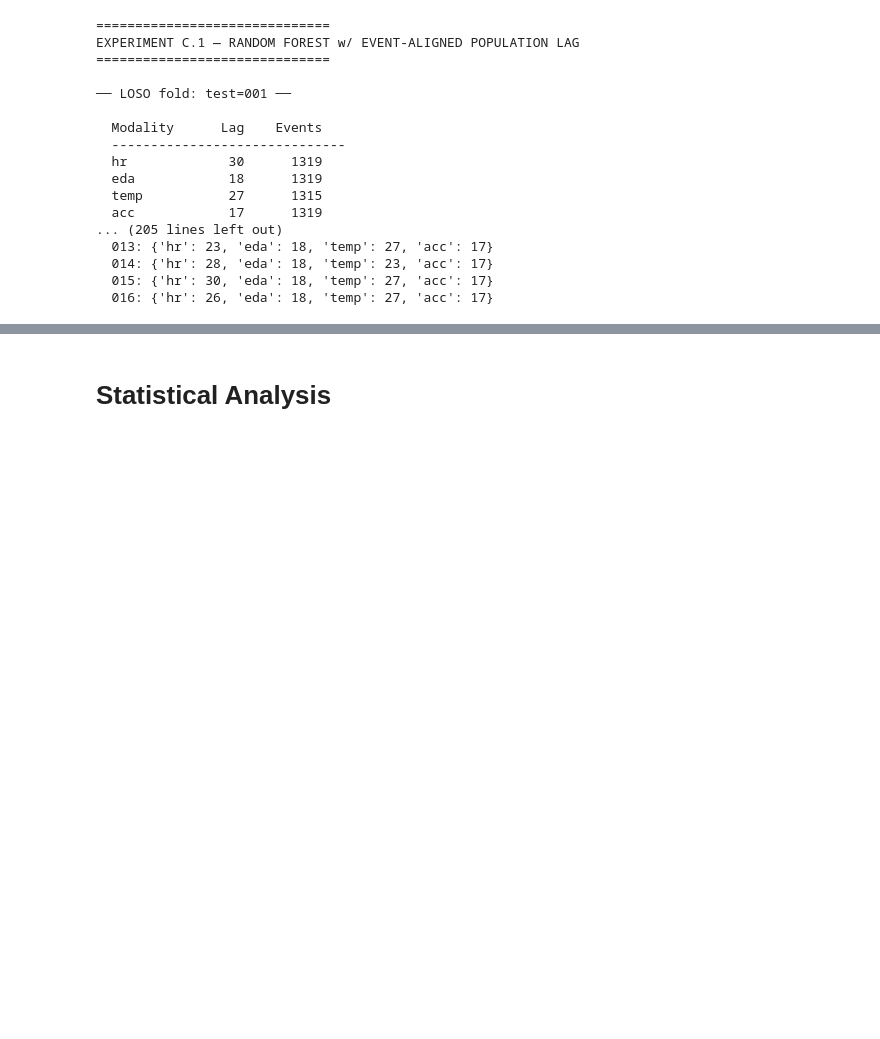
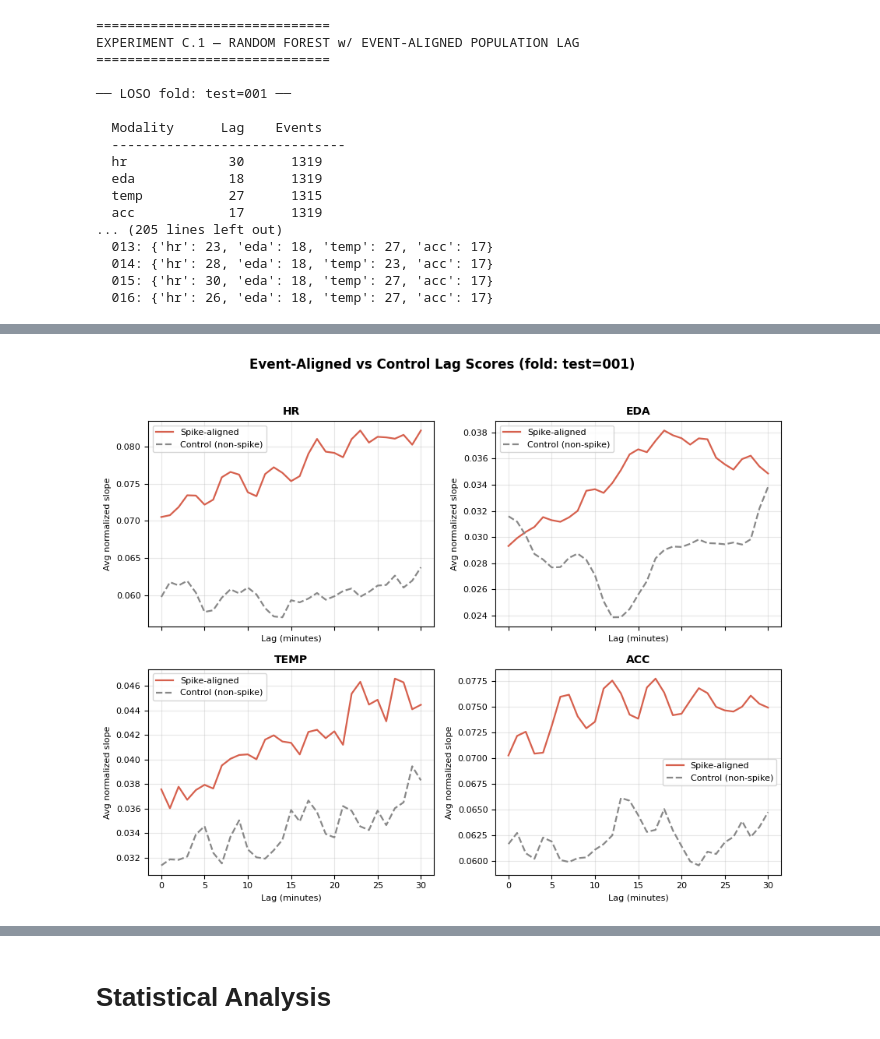
Before and after one commit to alecy100/Glucose-Monitoring-Experiment, a Jupyter notebook: glycemic copy.ipynb, the cells around one changed output, grey strips where cells are left out. Cells and saved outputs as stored; diff of their text form; code cells hidden in the pictures; blank space fills up the shorter version.

```diff
--- a/glycemic copy.ipynb
+++ b/glycemic copy.ipynb
@@ -2008,0 +1983,92 @@ plt.show()
+# %%
+# Define the control function first (paste this above, once)
+
+def compute_control_aligned_lag(grids_and_labels, mod, max_lag=30, pre_window=5,
+                                   n_controls_per_patient=100, seed=42):
+    rng = np.random.default_rng(seed)
+    lag_scores = np.zeros(max_lag + 1)
+    n_contributing = np.zeros(max_lag + 1)
+
+    for grid, labels_df in grids_and_labels:
+        if mod not in grid.columns:
+            continue
+
+        signal = grid[mod]
+        non_spike_minutes = labels_df[labels_df["label"] == 0]["minute"].values
+
+        if len(non_spike_minutes) == 0:
+            continue
+
+        sampled = rng.choice(non_spike_minutes,
+                              size=min(n_controls_per_patient, len(non_spike_minutes)),
+                              replace=False)
+
+        for t in sampled:
+            for lag in range(0, max_lag + 1):
+                center = t - lag
+                w_start = center - pre_window
+                w_end   = center + pre_window
+
+                if w_start < grid.index.min() or w_end > grid.index.max():
+                    continue
+
+                window_vals = signal.loc[w_start:w_end].dropna()
+                if len(window_vals) < 3:
+                    continue
+
+                x = np.arange(len(window_vals))
+                y = window_vals.values
+                slope = np.polyfit(x, y, 1)[0]
+
+                signal_std = signal.std()
+                if signal_std > 1e-6:
+                    normalized_slope = abs(slope) / signal_std
+                else:
+                    continue
+
+                lag_scores[lag]     += normalized_slope
+                n_contributing[lag] += 1
+
+    with np.errstate(divide="ignore", invalid="ignore"):
+        avg_scores = np.where(n_contributing > 0, lag_scores / n_contributing, 0)
+
+    return avg_scores
+
+
+# ── Modified plotting block ────────────────────────────────────────────────────
+train_grids_labels = [
+    (master_data[p]["grid"], master_data[p]["labels"])
+    for p in list(master_data.keys()) if p != "001"
+]
+
+fig, axes = plt.subplots(2, 2, figsize=(9, 7), sharex=True)
+axes = axes.flatten()
+
+for i, mod in enumerate(["hr", "eda", "temp", "acc"]):
+    _, spike_scores, n_events = compute_event_aligned_lag(
+        train_grids_labels, mod=mod, max_lag=30, pre_window=5
+    )
+    control_scores = compute_control_aligned_lag(
+        train_grids_labels, mod=mod, max_lag=30, pre_window=5,
+        n_controls_per_patient=100, seed=42
+    )
+
+    ax = axes[i]
+    ax.plot(spike_scores, label="Spike-aligned", color="#d6604d", lw=1.6)
+    ax.plot(control_scores, label="Control (non-spike)", color="#888888",
+            lw=1.6, ls="--")
+    ax.set_title(mod.upper(), fontsize=10, fontweight="bold")
+    ax.set_xlabel("Lag (minutes)", fontsize=8)
+    ax.set_ylabel("Avg normalized slope", fontsize=8)
+    ax.tick_params(labelsize=8)
+    ax.grid(alpha=0.3)
+    ax.legend(fontsize=8)
+
+fig.suptitle("Event-Aligned vs Control Lag Scores (fold: test=001)",
+              fontsize=12, fontweight="bold", y=1.02)
+plt.tight_layout()
+plt.savefig("lagscores_control.pdf", dpi=300, bbox_inches="tight", format="pdf")
+plt.savefig("lagscores_control.png", dpi=600, bbox_inches="tight")
+plt.show()
+# %% [output]
+[figure, added]
```
Also changed, not shown: parts of 30 cells of this notebook.
